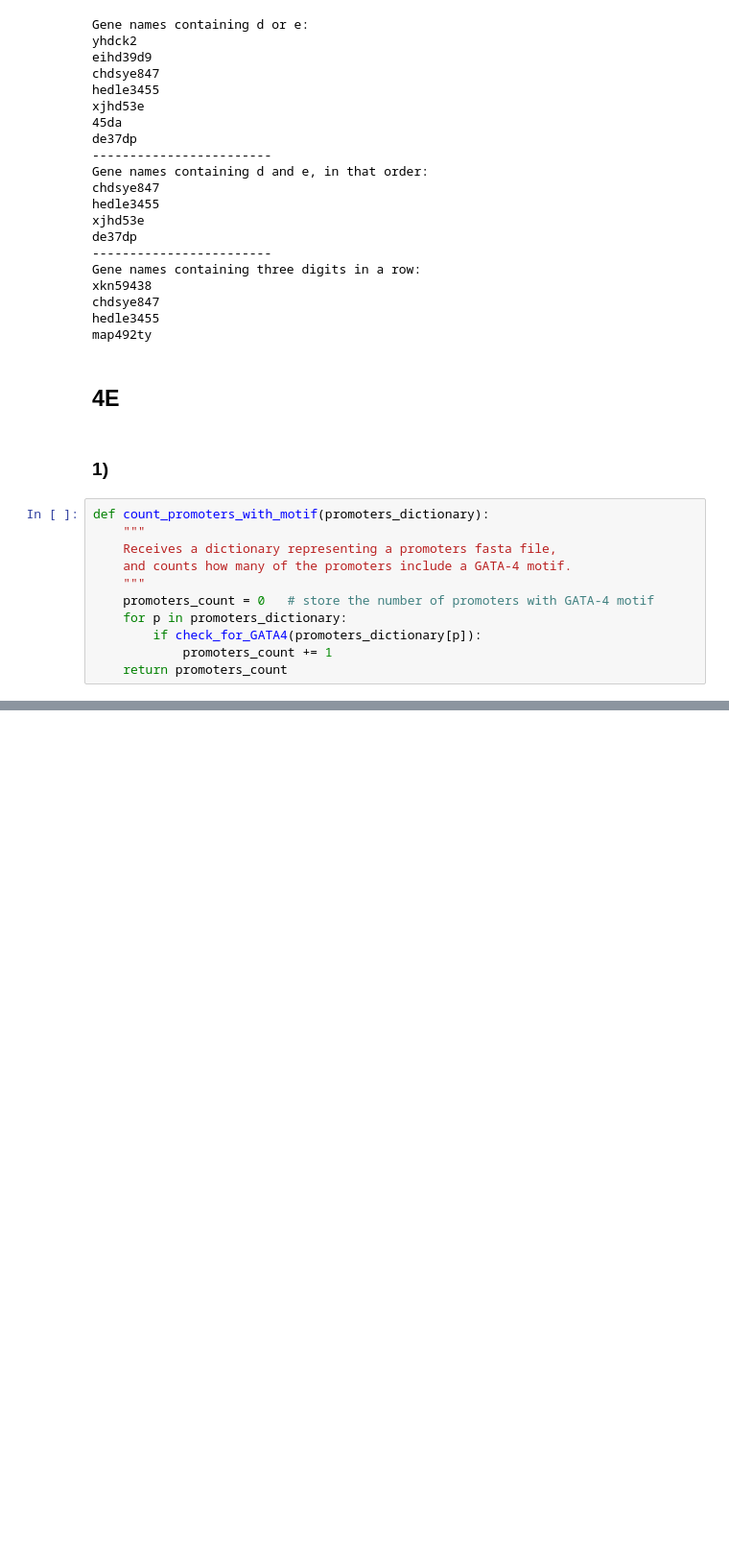
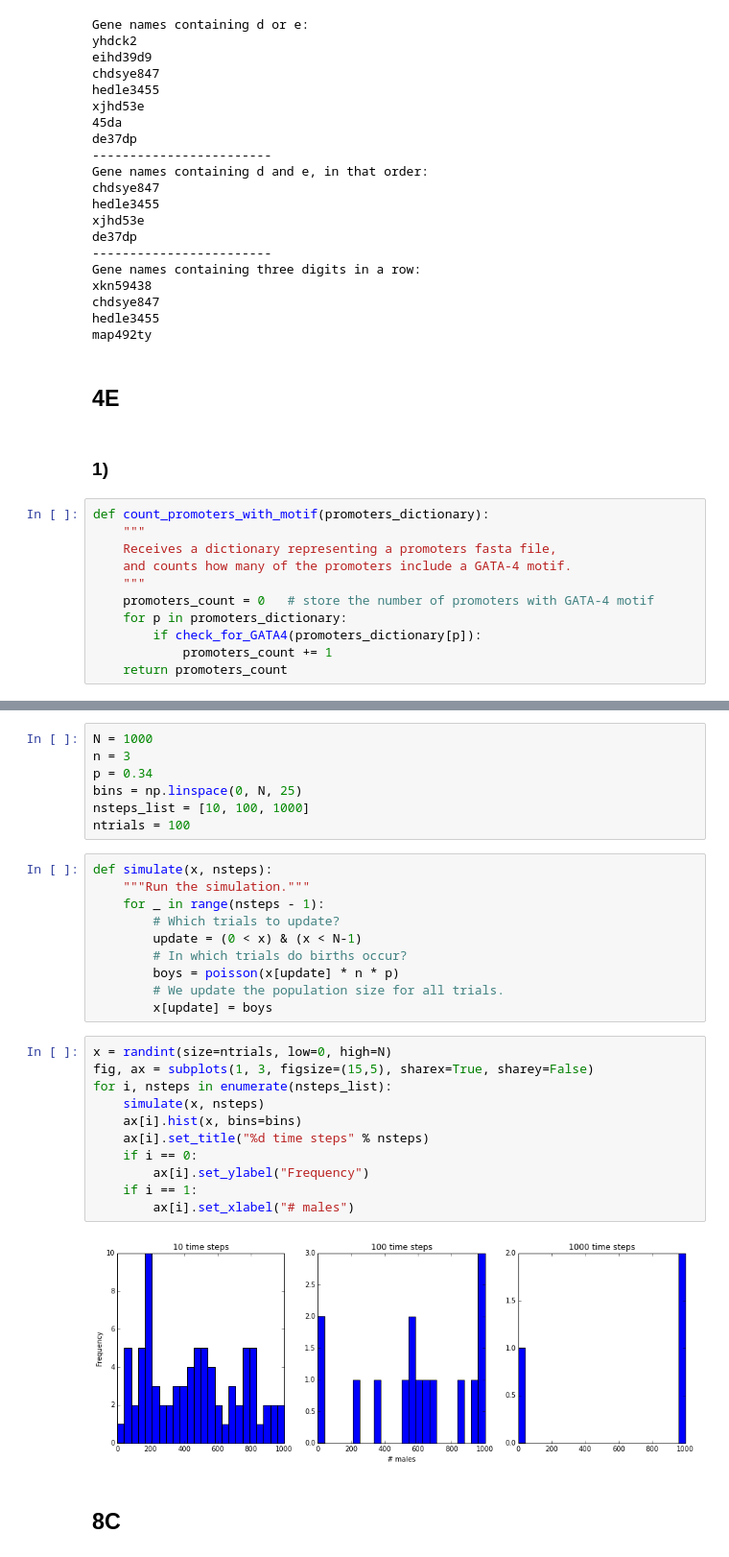
Before and after one commit to Py4Life/TAU2015, a Jupyter notebook: Class exercise solutions.ipynb, the cells around one changed output, grey strips where cells are left out. Shown at 96% size. Cells and saved outputs as stored; diff of their text form; blank space fills up the shorter version.

```diff
--- a/Class exercise solutions.ipynb
+++ b/Class exercise solutions.ipynb
@@ -337,0 +349,32 @@ def count_promoters_with_motif(promoters_dictionary):
+# %%
+N = 1000
+n = 3
+p = 0.34
+bins = np.linspace(0, N, 25)
+nsteps_list = [10, 100, 1000]
+ntrials = 100
+# %%
+def simulate(x, nsteps):
+    """Run the simulation."""
+    for _ in range(nsteps - 1):
+        # Which trials to update?
+        update = (0 < x) & (x < N-1)
+        # In which trials do births occur?
+        boys = poisson(x[update] * n * p)
+        # We update the population size for all trials.
+        x[update] = boys
+# %%
+x = randint(size=ntrials, low=0, high=N)
+fig, ax = subplots(1, 3, figsize=(15,5), sharex=True, sharey=False)
+for i, nsteps in enumerate(nsteps_list):
+    simulate(x, nsteps)
+    ax[i].hist(x, bins=bins)
+    ax[i].set_title("%d time steps" % nsteps)
+    if i == 0:
+        ax[i].set_ylabel("Frequency")
+    if i == 1:
+        ax[i].set_xlabel("# males")
+# %% [output]
+[figure, added]
+# %% [markdown]
+## 8C
```
Also changed, not shown: parts of 6 cells of this notebook, 1 other file.
